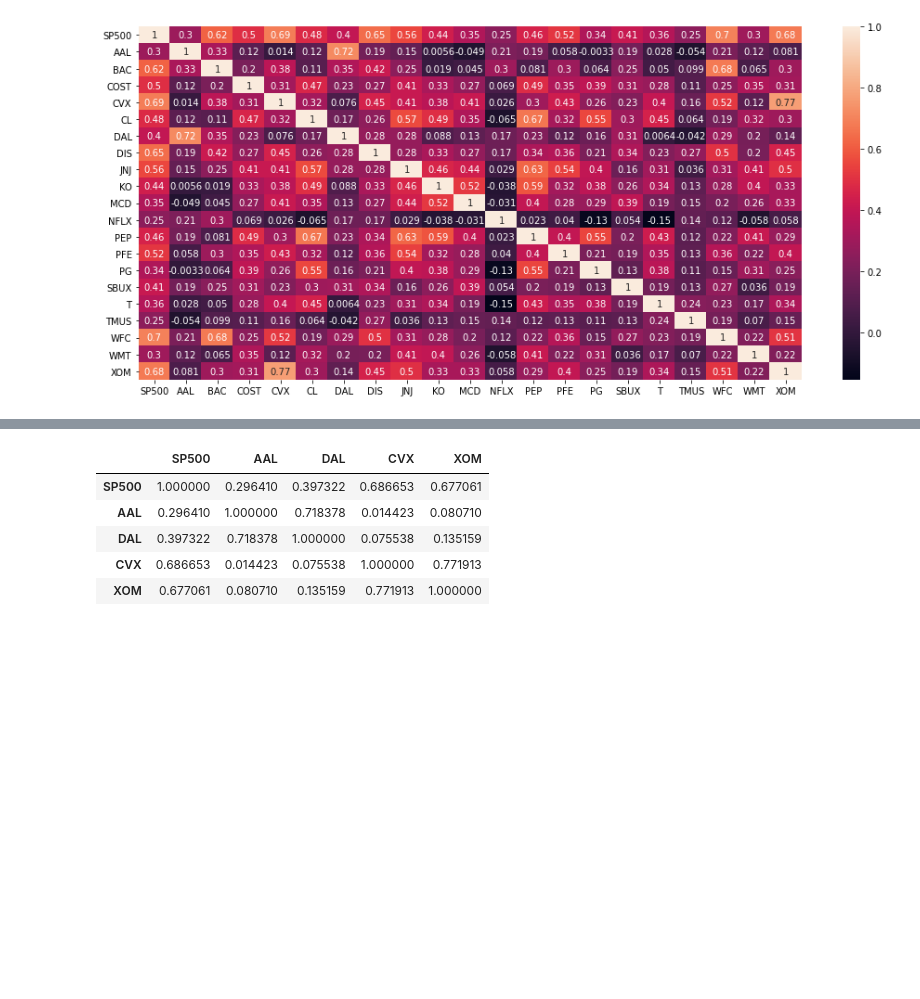
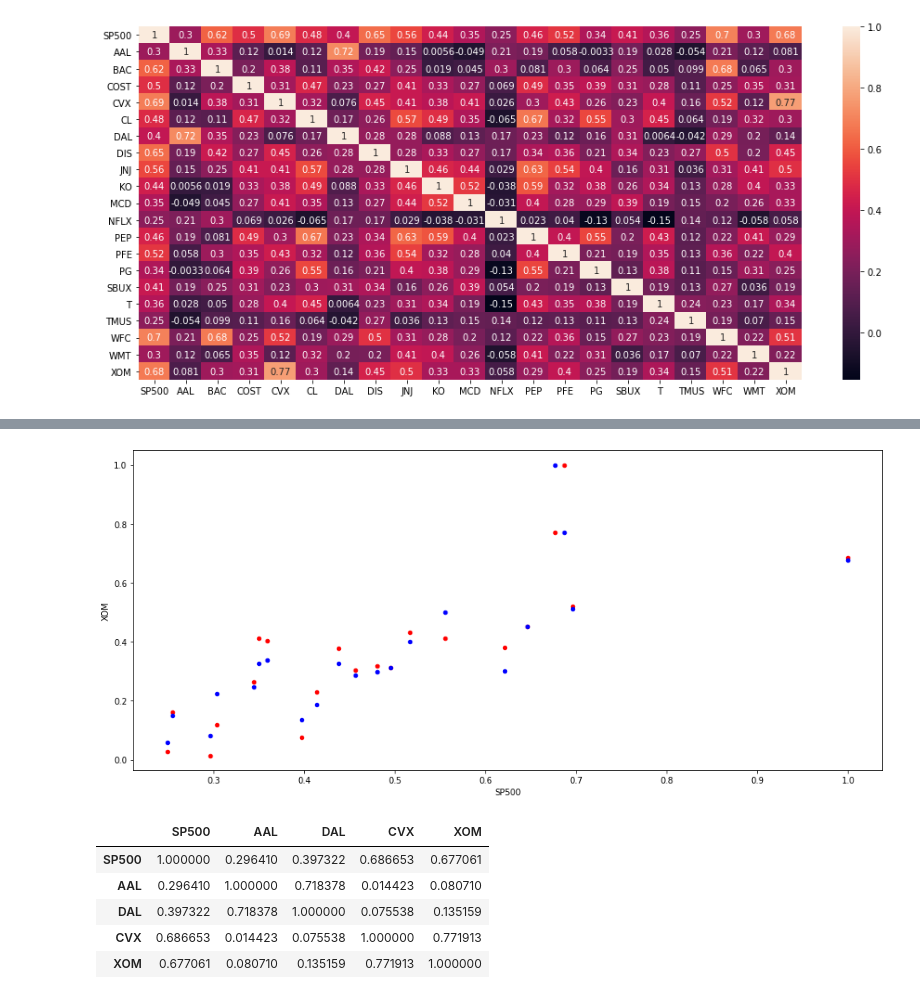
Before and after one commit to claybeaver/Group9_Project1, a Jupyter notebook: Final_notebook.ipynb, the cells around one changed output, grey strips where cells are left out. Cells and saved outputs as stored; diff of their text form; code cells hidden in the pictures; blank space fills up the shorter version.

```diff
--- a/Final_notebook.ipynb
+++ b/Final_notebook.ipynb
@@ -862,3 +897,8 @@ plt.show()
+# %%
+ax0 = CorrelationMat0.plot(kind='scatter', x='SP500', y='CVX', color ='r')
+ax1 = CorrelationMat0.plot(kind='scatter', x='SP500', y='XOM', color ='b', ax=ax0)
+# %% [output]
+[figure, added]
 # %%
 CorrelationMat1 = returns_df[["SP500", "AAL", "DAL", "CVX", "XOM"]].corr()
 CorrelationMat1
```
Also changed, not shown: parts of 2 cells of this notebook.
